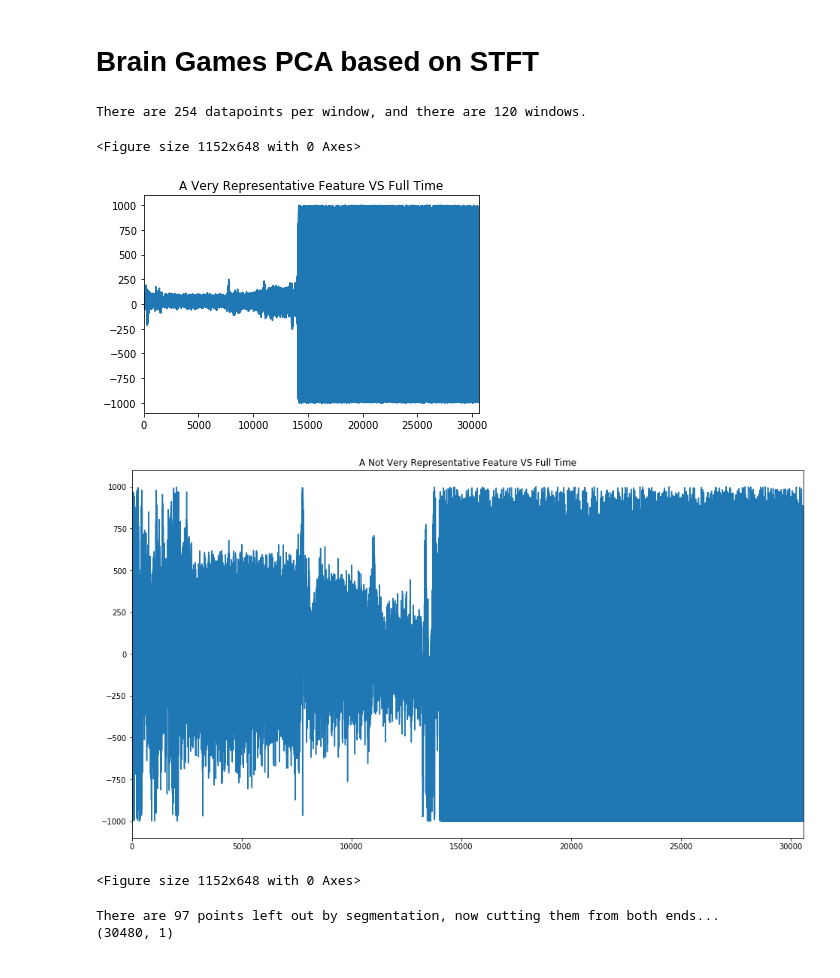
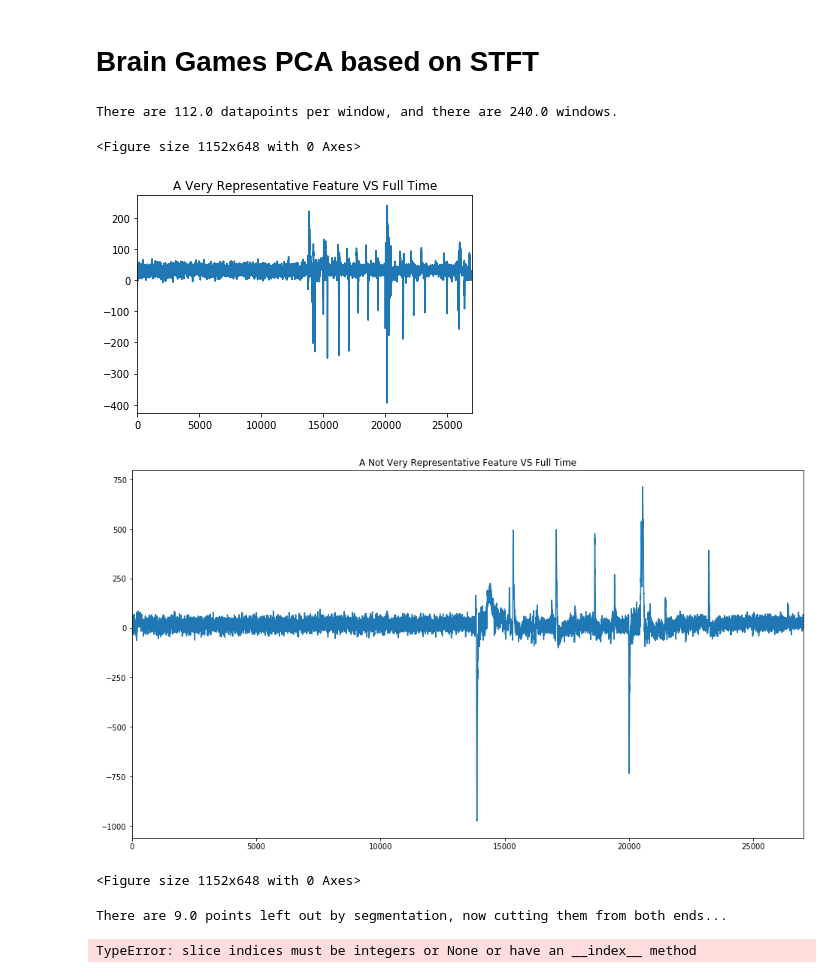
Before and after one commit to lytzV/BrainGames, a Jupyter notebook: BrainGame PCA+STFT.ipynb, the cells around one changed output. Saved outputs shown, nothing was run; the diff lists cells and outputs as text; code cells hidden in the pictures.

```diff
--- a/BrainGame PCA+STFT.ipynb
+++ b/BrainGame PCA+STFT.ipynb
@@ -15,45 +15,47 @@ import time
 from sklearn.decomposition import PCA, KernelPCA
 from sklearn.datasets import make_circles
 # %%
-csvData = np.genfromtxt('EEG_recording_2019-09-21-21.12.43.csv', delimiter=',')
+csvData = np.genfromtxt('1fileduplicatewithjawclench.csv', delimiter=',')
 
 sample_time = 120
 sample_len = csvData.shape[0]
-window_len = 1 #how long is each window in terms of seconds
+window_len = 0.5 #how long is each window in terms of seconds
 window_num = sample_time//window_len
 data_per_window = sample_len//(window_num) #data_per_window = datapoints per window = sample_len // (window_num)
 
-#assert(data_per_window % 2 == 0)
+assert(data_per_window % 2 == 0) #so it is easier for window num calculation since we are overlapping by half
 
 print("There are",data_per_window, "datapoints per window, and there are", window_num, "windows.")
 # %% [output]
-There are 254 datapoints per window, and there are 120 windows.
+There are 112.0 datapoints per window, and there are 240.0 windows.
 # %%
-rawData = csvData[1:,5:6]
+rawData = csvData[1:,4:5]
 plt.plot(rawData[:,:])
 plt.xlim((0,rawData.shape[0]))
 plt.title('A Very Representative Feature VS Full Time')
 plt.figure(figsize = (16,9))
 
-rawData2 = csvData[1:,3:4]
+rawData2 = csvData[1:,5:6]
 plt.plot(rawData2[:,:])
 plt.xlim((0,rawData2.shape[0]))
 plt.title('A Not Very Representative Feature VS Full Time')
 plt.figure(figsize = (16,9))
 # %% [output]
 <Figure size 1152x648 with 0 Axes>
-[figure, old version]
+[figure, new version]
-[figure, old version]
+[figure, new version]
 <Figure size 1152x648 with 0 Axes>
 # %%
 residual = sample_len % data_per_window
 print("There are", residual, "points left out by segmentation, now cutting them from both ends...")
 residualStart = residual // 2
 residualEnd = residual - residualStart
-prunedData = rawData[residualStart : -residualEnd+1,:]
+residualEnd = -residualEnd+1 if residualEnd != 1 else len(rawData) #to cope with the wrapping around from the end
+
+prunedData = rawData[residualStart : residualEnd,:]
 assert prunedData.shape[0] % data_per_window == 0
 print(prunedData.shape)
 # %% [output]
-There are 97 points left out by segmentation, now cutting them from both ends...
-(30480, 1)
+There are 9.0 points left out by segmentation, now cutting them from both ends...
+TypeError: slice indices must be integers or None or have an __index__ method
 # %%
```
Also changed, not shown: parts of 3 cells of this notebook, 42 other files.
